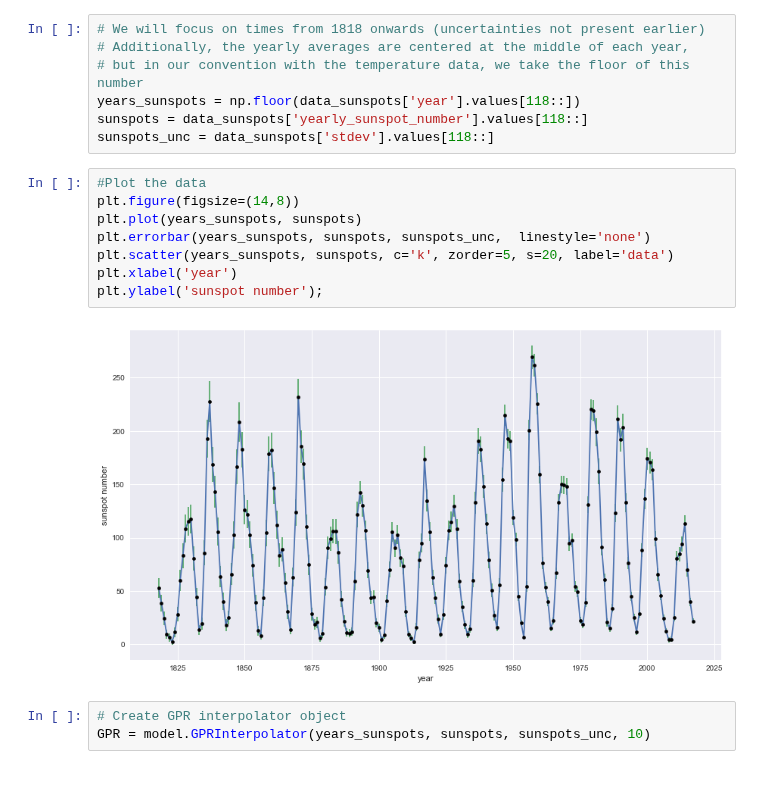
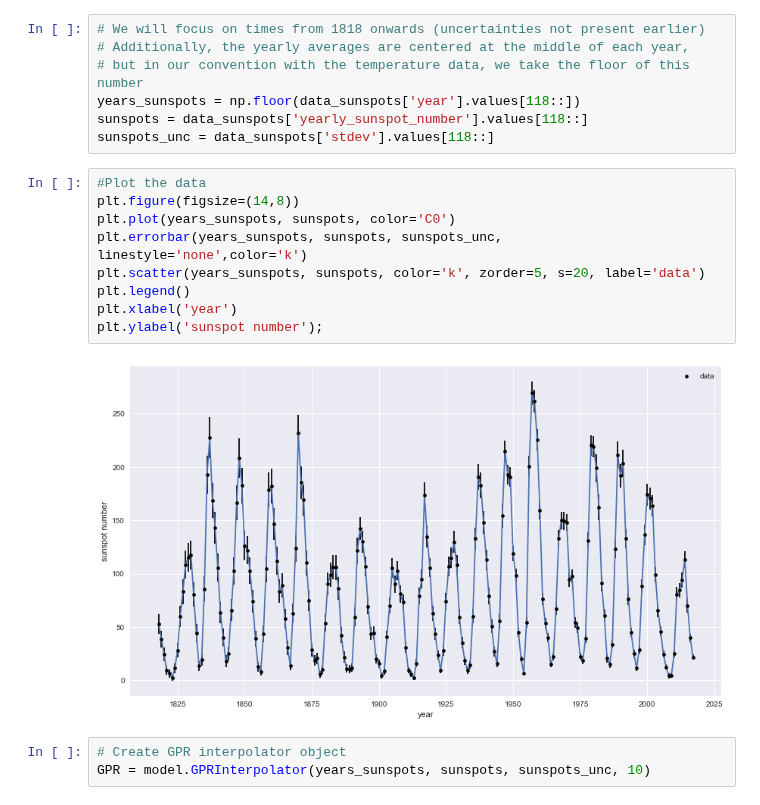
Before and after one commit to mrowan137/Climate, a Jupyter notebook: tutorial.ipynb, the cells around one changed output. Drawn from its saved outputs; the diff is of its cells as text.

```diff
--- a/tutorial.ipynb
+++ b/tutorial.ipynb
@@ -125,13 +125,14 @@ sunspots_unc = data_sunspots['stdev'].values[118::]
 # %%
 #Plot the data
 plt.figure(figsize=(14,8))
-plt.plot(years_sunspots, sunspots)
-plt.errorbar(years_sunspots, sunspots, sunspots_unc,  linestyle='none')
-plt.scatter(years_sunspots, sunspots, c='k', zorder=5, s=20, label='data')
+plt.plot(years_sunspots, sunspots, color='C0')
+plt.errorbar(years_sunspots, sunspots, sunspots_unc,  linestyle='none',color='k')
+plt.scatter(years_sunspots, sunspots, color='k', zorder=5, s=20, label='data')
+plt.legend()
 plt.xlabel('year')
 plt.ylabel('sunspot number');
 # %% [output]
-[figure, old version]
+[figure, new version]
 # %%
 # Create GPR interpolator object
 GPR = model.GPRInterpolator(years_sunspots, sunspots, sunspots_unc, 10)
```
Also changed, not shown: parts of 22 cells of this notebook, 3 other files.
